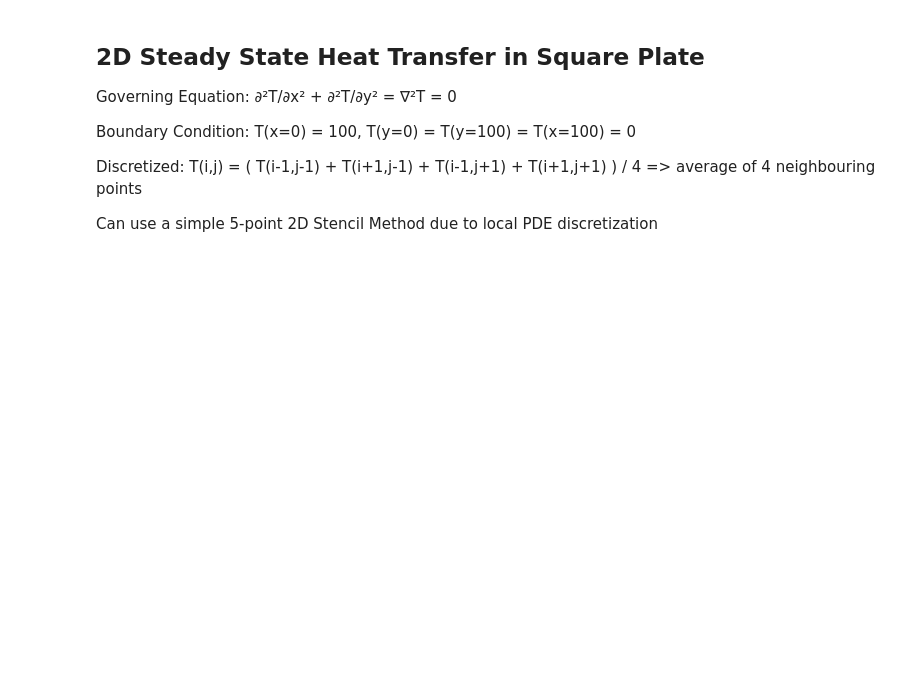
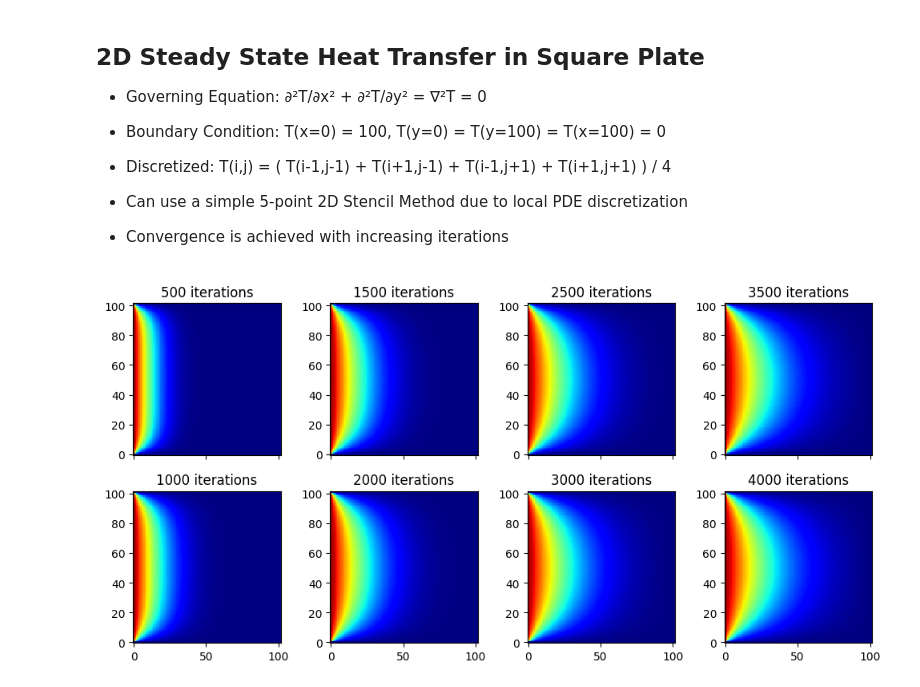
Before and after one commit to ruichee/Fluid-Sim, a Jupyter notebook: CFD_2D.ipynb, the cells around one changed output. Drawn from its saved outputs; the diff is of its cells as text; code cells hidden in the pictures; blank space fills up the shorter version.

```diff
--- a/CFD_2D.ipynb
+++ b/CFD_2D.ipynb
@@ -8,44 +6,45 @@ ModuleNotFoundError: No module named 'matpltotlib'
 # %% [markdown]
 ## 2D Steady State Heat Transfer in Square Plate
 
-Governing Equation: ∂²T/∂x² + ∂²T/∂y² = ∇²T = 0
+- Governing Equation: ∂²T/∂x² + ∂²T/∂y² = ∇²T = 0
+- Boundary Condition: T(x=0) = 100, T(y=0) = T(y=100) = T(x=100) = 0
 
-Boundary Condition: T(x=0) = 100, T(y=0) = T(y=100) = T(x=100) = 0
+- Discretized: T(i,j) = ( T(i-1,j-1) + T(i+1,j-1) + T(i-1,j+1) + T(i+1,j+1) ) / 4
 
-Discretized: T(i,j) = ( T(i-1,j-1) + T(i+1,j-1) + T(i-1,j+1) + T(i+1,j+1) ) / 4
-=> average of 4 neighbouring points
-
-Can use a simple 5-point 2D Stencil Method due to local PDE discretization
+- Can use a simple 5-point 2D Stencil Method due to local PDE discretization
+- Convergence is achieved with increasing iterations
 # %%
 # grid size
 x_size = 100
 y_size = 100
 
 # Note: index 0 and -1 are outside edges
 T = np.zeros((y_size+2, x_size+2))
 T[1:x_size+1, 0] = 100
 
 # define plots
-fig, ax = plt.subplots(4, 2, sharex=True, figsize=(5, 8))
+fig, ax = plt.subplots(2, 4, sharex=True, figsize=(10, 5))
 
 # iteration to convergence, with intermediate plotting every 800 iterations
 for i in range(8):
 
     for j in range(500):
         # Tn stores values from previous iteration, used to obtain new T
         Tn = T.copy()
 
         # 5-point stencil method (2D) - only for special cases of local PDE discretizations
         T[1:-1, 1:-1] = (Tn[0:-2, 1:-1] + Tn[2:, 1:-1] + Tn[1:-1, 0:-2] + Tn[1:-1, 2:]) / 4
 
         T[0, :] = 0
         T[-1, :] = 0
         T[:, 0] = 100
         T[:, -1] = 0
 
-    axi = ax[i%4][i//4]
+    axi = ax[i%2][i//2]
     axi.set_title(f"{(i+1)*500} iterations")
     axi.pcolormesh(range(x_size+2), range(y_size+2), T, cmap="jet")
 
 fig.tight_layout()  # ensures title and subplots are properly spaced with no overlaps
 plt.show() # shows progressively converging temperature distribution in the plate
+# %% [output]
+[figure, added]
```
Also changed, not shown: parts of 2 cells of this notebook.
